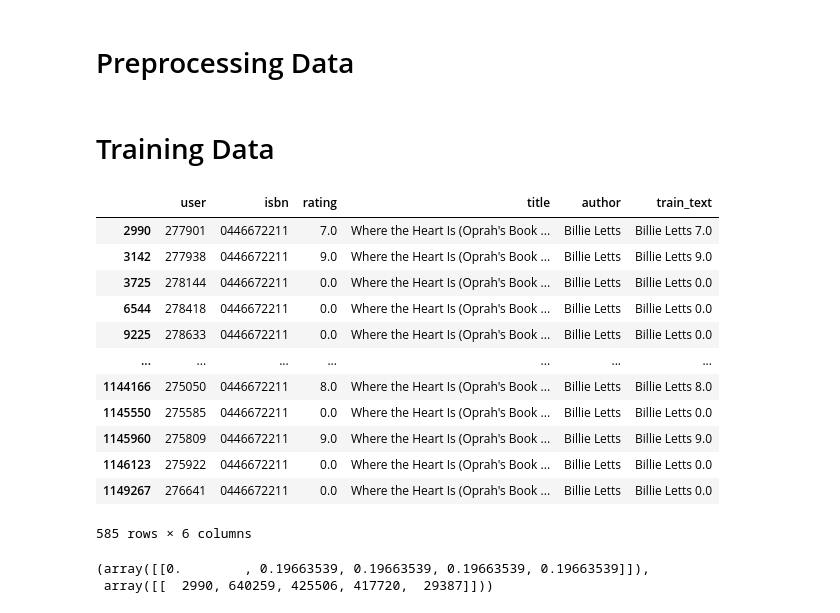
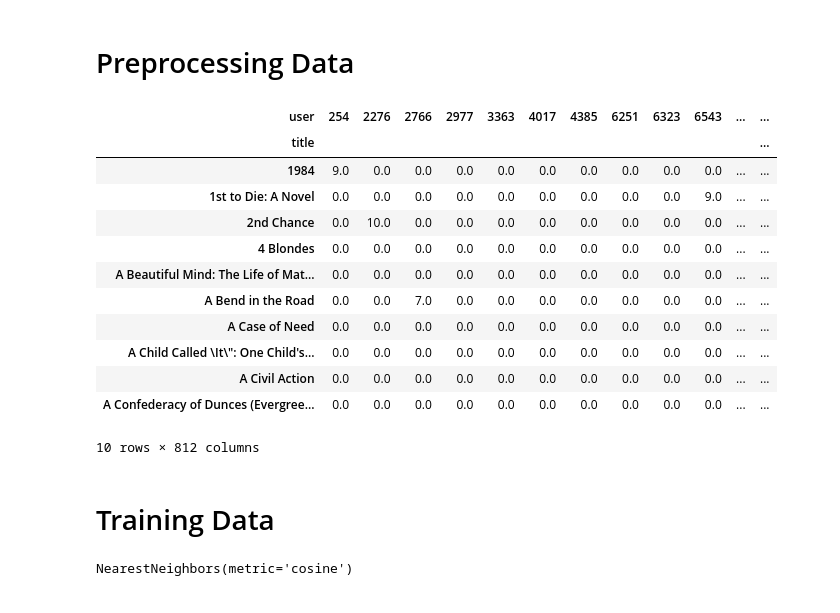
Before and after one commit to makonhakony/books-recommendation, a Jupyter notebook: Copy_of_fcc_book_recommendation_knn.ipynb, the cells around one changed output. Saved outputs shown, nothing was run; the diff lists cells and outputs as text; code cells hidden in the pictures.

```diff
--- a/Copy_of_fcc_book_recommendation_knn.ipynb
+++ b/Copy_of_fcc_book_recommendation_knn.ipynb
@@ -175,0 +195,25 @@ df_books[df_books['title'] == "I Know This Much Is True"]
+# %%
+# Selecting indices of books with more than 100 reviews and users with more than
+# 200 reviews.
+user_unique = user_unique[user_unique >= 200].index
+isbn_unique = isbn_unique[isbn_unique >= 100].index
+# %%
+df_filter = df_joined.loc[(df_joined["user"].isin(user_unique.values)) & (df_joined["isbn"].isin(isbn_unique.values))]
+df_filter = df_filter.drop_duplicates(['title', 'user'])
+# %%
+df_para = df_filter.pivot(index = 'title', columns = 'user', values = 'rating').fillna(0)
+df_para.head(10)
+# %% [output]
+| user | 254 | 2276 | 2766 | 2977 | 3363 | 4017 | 4385 | 6251 | 6323 | 6543 | ... | ... |
+| title |  |  |  |  |  |  |  |  |  |  |  | ... |
+| 1984 | 9.0 | 0.0 | 0.0 | 0.0 | 0.0 | 0.0 | 0.0 | 0.0 | 0.0 | 0.0 | ... | ... |
+| 1st to Die: A Novel | 0.0 | 0.0 | 0.0 | 0.0 | 0.0 | 0.0 | 0.0 | 0.0 | 0.0 | 9.0 | ... | ... |
+| 2nd Chance | 0.0 | 10.0 | 0.0 | 0.0 | 0.0 | 0.0 | 0.0 | 0.0 | 0.0 | 0.0 | ... | ... |
+| 4 Blondes | 0.0 | 0.0 | 0.0 | 0.0 | 0.0 | 0.0 | 0.0 | 0.0 | 0.0 | 0.0 | ... | ... |
+| A Beautiful Mind: The Life of Mat... | 0.0 | 0.0 | 0.0 | 0.0 | 0.0 | 0.0 | 0.0 | 0.0 | 0.0 | 0.0 | ... | ... |
+| A Bend in the Road | 0.0 | 0.0 | 7.0 | 0.0 | 0.0 | 0.0 | 0.0 | 0.0 | 0.0 | 0.0 | ... | ... |
+| A Case of Need | 0.0 | 0.0 | 0.0 | 0.0 | 0.0 | 0.0 | 0.0 | 0.0 | 0.0 | 0.0 | ... | ... |
+| A Child Called \It\": One Child's... | 0.0 | 0.0 | 0.0 | 0.0 | 0.0 | 0.0 | 0.0 | 0.0 | 0.0 | 0.0 | ... | ... |
+| A Civil Action | 0.0 | 0.0 | 0.0 | 0.0 | 0.0 | 0.0 | 0.0 | 0.0 | 0.0 | 0.0 | ... | ... |
+| A Confederacy of Dunces (Evergree... | 0.0 | 0.0 | 0.0 | 0.0 | 0.0 | 0.0 | 0.0 | 0.0 | 0.0 | 0.0 | ... | ... |
+10 rows × 812 columns
@@ -181,34 +227,16 @@ from sklearn.feature_extraction.text import TfidfVectorizer
 
 
 # Create a TfidfVectorizer object
-tfidf = TfidfVectorizer(stop_words='english')
+#tfidf = TfidfVectorizer(stop_words='english')
 
 # Fit and transform the 'title' column of df_books
-tfidf_matrix = tfidf.fit_transform(df_joined['train_text'])
+#tfidf_matrix = tfidf.fit_transform(df_filter['train_text'])
 
 # Create a NearestNeighbors object
-nn = NearestNeighbors(n_neighbors=5).fit(tfidf_matrix)
+nn = NearestNeighbors(n_neighbors=5, metric='cosine')
+nn.fit(df_matrix)
+# %% [output]
+NearestNeighbors(metric='cosine')
-# %%
-df_joined[df_joined['title'] == "Where the Heart Is (Oprah's Book Club (Paperback))"]
-# %% [output]
-|  | user | isbn | rating | title | author | train_text |
-| 2990 | 277901 | 0446672211 | 7.0 | Where the Heart Is (Oprah's Book ... | Billie Letts | Billie Letts 7.0 |
-| 3142 | 277938 | 0446672211 | 9.0 | Where the Heart Is (Oprah's Book ... | Billie Letts | Billie Letts 9.0 |
-| 3725 | 278144 | 0446672211 | 0.0 | Where the Heart Is (Oprah's Book ... | Billie Letts | Billie Letts 0.0 |
-| 6544 | 278418 | 0446672211 | 0.0 | Where the Heart Is (Oprah's Book ... | Billie Letts | Billie Letts 0.0 |
-| 9225 | 278633 | 0446672211 | 0.0 | Where the Heart Is (Oprah's Book ... | Billie Letts | Billie Letts 0.0 |
-| ... | ... | ... | ... | ... | ... | ... |
-| 1144166 | 275050 | 0446672211 | 8.0 | Where the Heart Is (Oprah's Book ... | Billie Letts | Billie Letts 8.0 |
-| 1145550 | 275585 | 0446672211 | 0.0 | Where the Heart Is (Oprah's Book ... | Billie Letts | Billie Letts 0.0 |
-| 1145960 | 275809 | 0446672211 | 9.0 | Where the Heart Is (Oprah's Book ... | Billie Letts | Billie Letts 9.0 |
-| 1146123 | 275922 | 0446672211 | 0.0 | Where the Heart Is (Oprah's Book ... | Billie Letts | Billie Letts 0.0 |
-| 1149267 | 276641 | 0446672211 | 0.0 | Where the Heart Is (Oprah's Book ... | Billie Letts | Billie Letts 0.0 |
-585 rows × 6 columns
-# %%
-nn.kneighbors(tfidf_matrix[2990])
-# %% [output]
-(array([[0.        , 0.19663539, 0.19663539, 0.19663539, 0.19663539]]),
- array([[  2990, 640259, 425506, 417720,  29387]]))
 # %%
 # function to return recommended books - this will be tested
 def get_recommends(book = ""):
```
Also changed, not shown: parts of 11 cells of this notebook.
